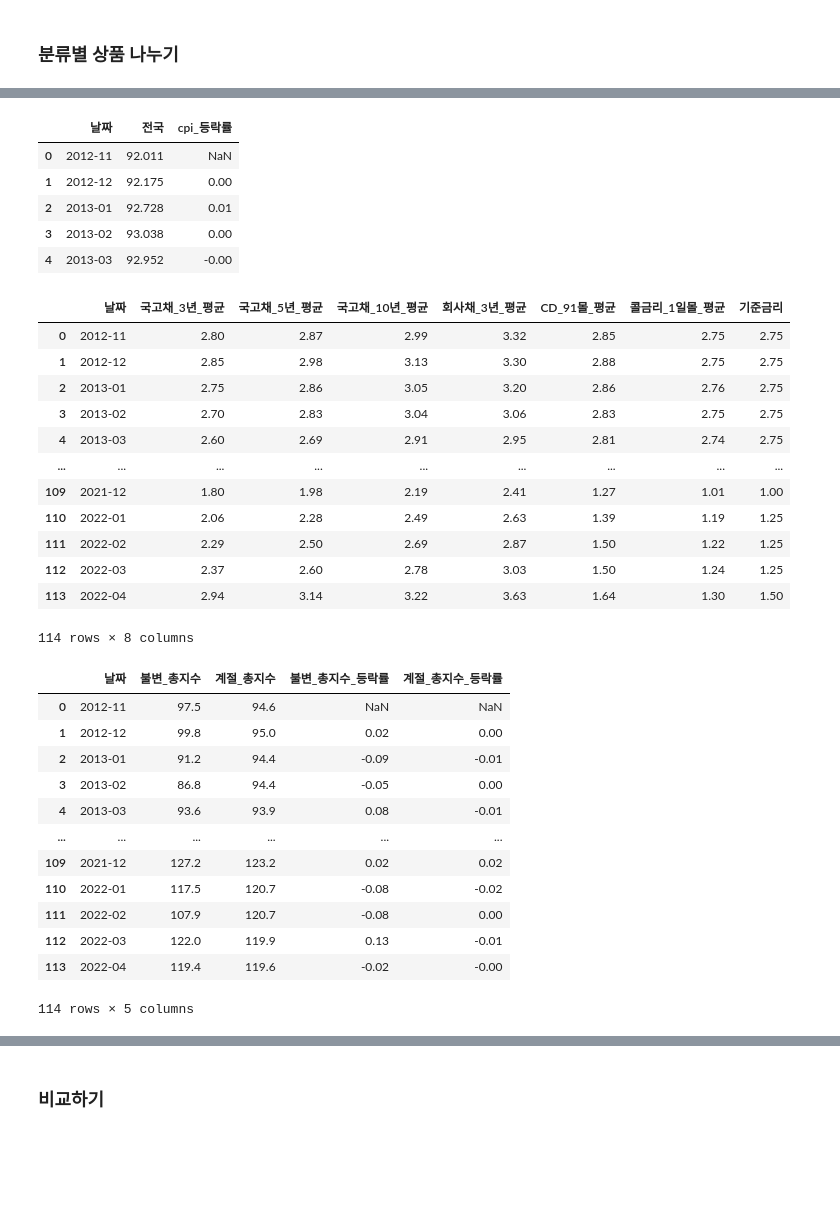
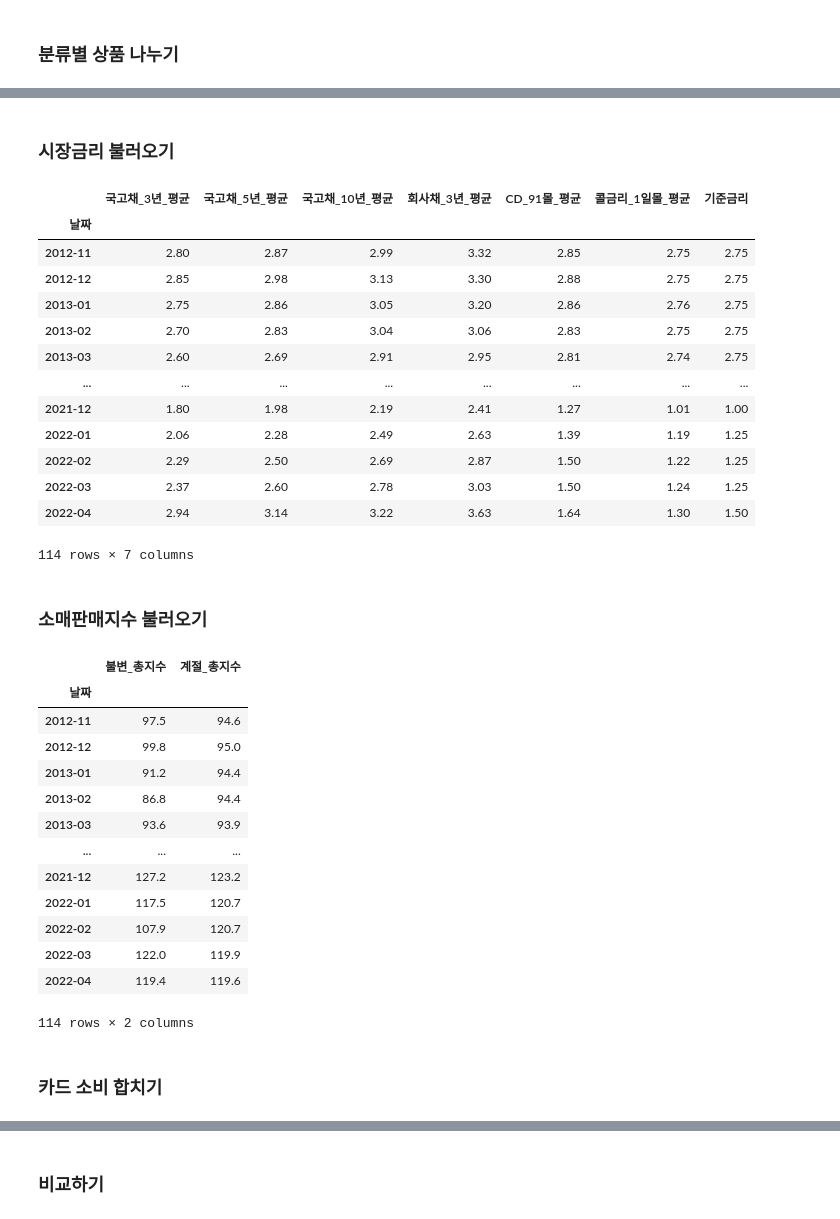
Before and after one commit to KJH3024/test, a Jupyter notebook: 프로젝트1/전국_카드.ipynb, the cells around one changed output, grey strips where cells are left out. Cells and saved outputs as stored; diff of their text form; code cells hidden in the pictures; blank space fills up the shorter version.

```diff
--- a/프로젝트1/전국_카드.ipynb
+++ b/프로젝트1/전국_카드.ipynb
@@ -229,27 +187,21 @@ cpi_df.head()
-# %%
-cpi_df['cpi_등락률'] = cpi_df['전국'].pct_change().round(2)
-cpi_df.head()
-# %% [output]
-|  | 날짜 | 전국 | cpi_등락률 |
-| 0 | 2012-11 | 92.011 | NaN |
-| 1 | 2012-12 | 92.175 | 0.00 |
-| 2 | 2013-01 | 92.728 | 0.01 |
-| 3 | 2013-02 | 93.038 | 0.00 |
-| 4 | 2013-03 | 92.952 | -0.00 |
+# %% [markdown]
+### 시장금리 불러오기
 # %%
 interest_rates_df = pd.read_csv('./csv/시장금리.csv')
+interest_rates_df.set_index('날짜', inplace=True)
 interest_rates_df
 # %% [output]
-|  | 날짜 | 국고채_3년_평균 | 국고채_5년_평균 | 국고채_10년_평균 | 회사채_3년_평균 | CD_91몰_평균 | 콜금리_1일몰_평균 | 기준금리 |
-| 0 | 2012-11 | 2.80 | 2.87 | 2.99 | 3.32 | 2.85 | 2.75 | 2.75 |
-| 1 | 2012-12 | 2.85 | 2.98 | 3.13 | 3.30 | 2.88 | 2.75 | 2.75 |
-| 2 | 2013-01 | 2.75 | 2.86 | 3.05 | 3.20 | 2.86 | 2.76 | 2.75 |
-| 3 | 2013-02 | 2.70 | 2.83 | 3.04 | 3.06 | 2.83 | 2.75 | 2.75 |
-| 4 | 2013-03 | 2.60 | 2.69 | 2.91 | 2.95 | 2.81 | 2.74 | 2.75 |
-| ... | ... | ... | ... | ... | ... | ... | ... | ... |
-| 109 | 2021-12 | 1.80 | 1.98 | 2.19 | 2.41 | 1.27 | 1.01 | 1.00 |
-| 110 | 2022-01 | 2.06 | 2.28 | 2.49 | 2.63 | 1.39 | 1.19 | 1.25 |
-| 111 | 2022-02 | 2.29 | 2.50 | 2.69 | 2.87 | 1.50 | 1.22 | 1.25 |
-| 112 | 2022-03 | 2.37 | 2.60 | 2.78 | 3.03 | 1.50 | 1.24 | 1.25 |
-| 113 | 2022-04 | 2.94 | 3.14 | 3.22 | 3.63 | 1.64 | 1.30 | 1.50 |
+|  | 국고채_3년_평균 | 국고채_5년_평균 | 국고채_10년_평균 | 회사채_3년_평균 | CD_91몰_평균 | 콜금리_1일몰_평균 | 기준금리 |
+| 날짜 |  |  |  |  |  |  |  |
+| 2012-11 | 2.80 | 2.87 | 2.99 | 3.32 | 2.85 | 2.75 | 2.75 |
+| 2012-12 | 2.85 | 2.98 | 3.13 | 3.30 | 2.88 | 2.75 | 2.75 |
+| 2013-01 | 2.75 | 2.86 | 3.05 | 3.20 | 2.86 | 2.76 | 2.75 |
+| 2013-02 | 2.70 | 2.83 | 3.04 | 3.06 | 2.83 | 2.75 | 2.75 |
+| 2013-03 | 2.60 | 2.69 | 2.91 | 2.95 | 2.81 | 2.74 | 2.75 |
+| ... | ... | ... | ... | ... | ... | ... | ... |
+| 2021-12 | 1.80 | 1.98 | 2.19 | 2.41 | 1.27 | 1.01 | 1.00 |
+| 2022-01 | 2.06 | 2.28 | 2.49 | 2.63 | 1.39 | 1.19 | 1.25 |
+| 2022-02 | 2.29 | 2.50 | 2.69 | 2.87 | 1.50 | 1.22 | 1.25 |
+| 2022-03 | 2.37 | 2.60 | 2.78 | 3.03 | 1.50 | 1.24 | 1.25 |
+| 2022-04 | 2.94 | 3.14 | 3.22 | 3.63 | 1.64 | 1.30 | 1.50 |
-114 rows × 8 columns
+114 rows × 7 columns
@@ -258,20 +208,24 @@ interest_rates_df1 = interest_rates_df[['국고채_3년_평균','국고채_5년_
+# %% [markdown]
+### 소매판매지수 불러오기
 # %%
 socell_df = pd.read_csv('./csv/소매판매지수_1211_2204.csv')
 socell_df = socell_df[['날짜','불변_총지수','계절_총지수']]
-socell_df['불변_총지수_등락률'] = socell_df['불변_총지수'].pct_change().round(2)
-socell_df['계절_총지수_등락률'] = socell_df['계절_총지수'].pct_change().round(2)
+socell_df.set_index('날짜', inplace=True)
 socell_df
 # %% [output]
-|  | 날짜 | 불변_총지수 | 계절_총지수 | 불변_총지수_등락률 | 계절_총지수_등락률 |
-| 0 | 2012-11 | 97.5 | 94.6 | NaN | NaN |
-| 1 | 2012-12 | 99.8 | 95.0 | 0.02 | 0.00 |
-| 2 | 2013-01 | 91.2 | 94.4 | -0.09 | -0.01 |
-| 3 | 2013-02 | 86.8 | 94.4 | -0.05 | 0.00 |
-| 4 | 2013-03 | 93.6 | 93.9 | 0.08 | -0.01 |
-| ... | ... | ... | ... | ... | ... |
-| 109 | 2021-12 | 127.2 | 123.2 | 0.02 | 0.02 |
-| 110 | 2022-01 | 117.5 | 120.7 | -0.08 | -0.02 |
-| 111 | 2022-02 | 107.9 | 120.7 | -0.08 | 0.00 |
-| 112 | 2022-03 | 122.0 | 119.9 | 0.13 | -0.01 |
-| 113 | 2022-04 | 119.4 | 119.6 | -0.02 | -0.00 |
+|  | 불변_총지수 | 계절_총지수 |
+| 날짜 |  |  |
+| 2012-11 | 97.5 | 94.6 |
+| 2012-12 | 99.8 | 95.0 |
+| 2013-01 | 91.2 | 94.4 |
+| 2013-02 | 86.8 | 94.4 |
+| 2013-03 | 93.6 | 93.9 |
+| ... | ... | ... |
+| 2021-12 | 127.2 | 123.2 |
+| 2022-01 | 117.5 | 120.7 |
+| 2022-02 | 107.9 | 120.7 |
+| 2022-03 | 122.0 | 119.9 |
+| 2022-04 | 119.4 | 119.6 |
-114 rows × 5 columns
+114 rows × 2 columns
+# %% [markdown]
+### 카드 소비 합치기
```
Also changed, not shown: parts of 61 cells of this notebook.
